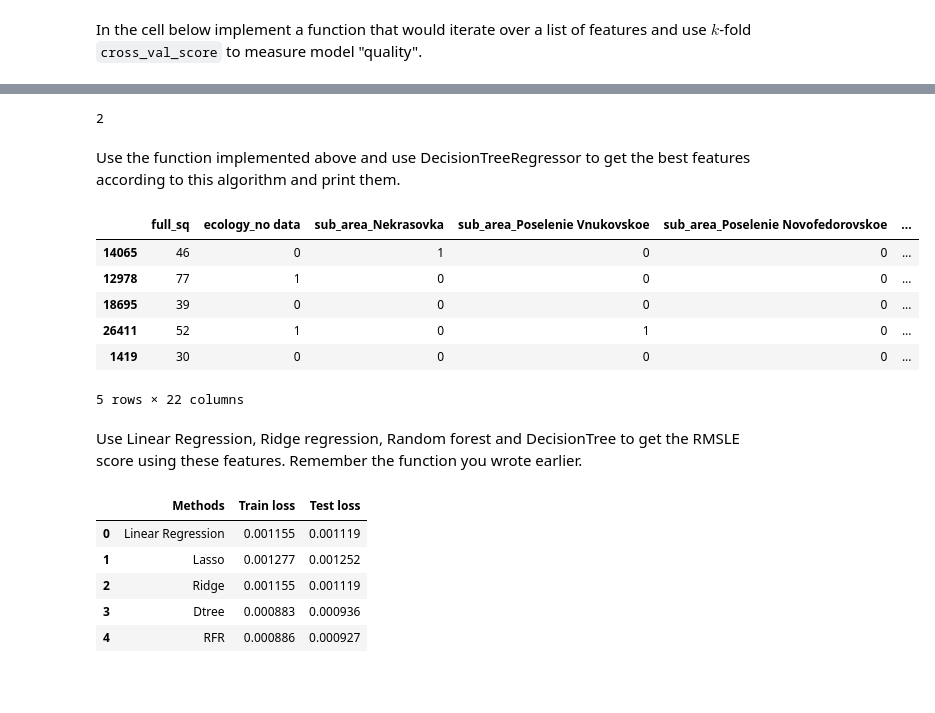
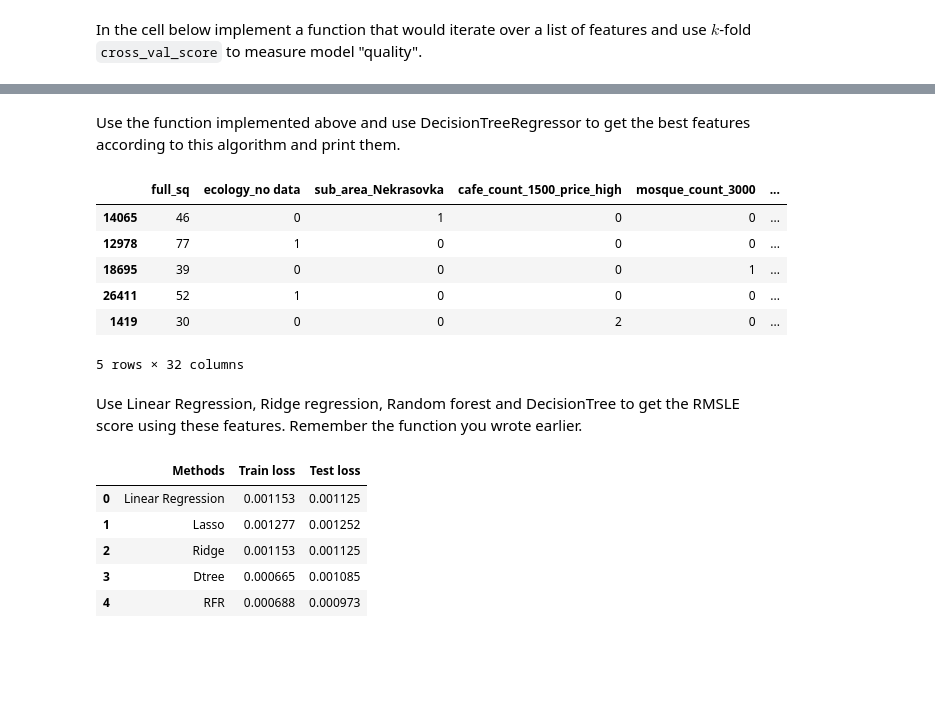
Before and after one commit to dzisandy/Machine-Learning, a Jupyter notebook: HW2/ML2019HW02-part2.ipynb, the cells around one changed output, grey strips where cells are left out. Drawn from its saved outputs; the diff is of its cells as text; code cells hidden in the pictures.

```diff
--- a/HW2/ML2019HW02-part2.ipynb
+++ b/HW2/ML2019HW02-part2.ipynb
@@ -314,15 +314,3 @@ Please bear in mind that **the lower** RMSLE (`mean_squared_log_error`) is, **th
 Please look up `cross_val_score(...)` peculiarities in [scikit's manual](https://scikit-learn.org/stable/documentation.html).
 # %% [markdown]
 In the cell below implement a function that would iterate over a list of features and use $k$-fold `cross_val_score` to measure model "quality".
-# %%
-X = np.array(X_train)
-y = np.array(y_train_log)
-cv = 3
-model = sklearn.tree.DecisionTreeRegressor(random_state = 0)
-best_indices = []
-scores = {}
-indices = [i for i in range(X.shape[1])]
-# %%
-for index in indices:
-        if index not in best_indices:
-            scores[index] = -cross_val_score(model,X[:,best_indices+[index]],y, cv = cv, scoring = 'neg_mean_squared_log_error').mean()
@@ -351,7 +317,3 @@ key_min = [min(scores.keys(), key=(lambda k: scores[k])),min(scores.values())]
-# %%
-len(key_min)
-# %% [output]
-2
 # %%
 from sklearn.metrics import make_scorer
 
@@ -374,7 +336,7 @@ def selection_step(model, X, y, used_features=(), cv=3):
     ### BEGIN Solution
     indices = [i for i in range(X.shape[1])]
     for index in indices:
-        if index not in best_indices:
+        if index not in used_features:
             scores[index] = -cross_val_score(model,X[:,used_features+[index]],y, cv = cv, scoring = 'neg_mean_squared_log_error').mean()
     ### END Solution
 
@@ -421,17 +383,18 @@ def forward_steps(X, y, n_rounds, method):
 Use the function implemented above and use DecisionTreeRegressor to get the best features according to this algorithm and print them.
 # %%
 ### BEGIN Solution
-best_features = forward_steps(np.array(X_train),np.array(y_train_log), 2 ,sklearn.tree.DecisionTreeRegressor(random_state = 0))
+regr =  sklearn.tree.DecisionTreeRegressor(max_depth=10, random_state=0)
+best_features = forward_steps(np.array(X_train),np.array(y_train_log), 2 , regr)
 X_train[X_train.columns.values[best_features]].head()
 ### END Solution
 # %% [output]
-|  | full_sq | ecology_no data | sub_area_Nekrasovka | sub_area_Poselenie Vnukovskoe | sub_area_Poselenie Novofedorovskoe | ... |
+|  | full_sq | ecology_no data | sub_area_Nekrasovka | cafe_count_1500_price_high | mosque_count_3000 | ... |
 | 14065 | 46 | 0 | 1 | 0 | 0 | ... |
 | 12978 | 77 | 1 | 0 | 0 | 0 | ... |
-| 18695 | 39 | 0 | 0 | 0 | 0 | ... |
-| 26411 | 52 | 1 | 0 | 1 | 0 | ... |
-| 1419 | 30 | 0 | 0 | 0 | 0 | ... |
+| 18695 | 39 | 0 | 0 | 0 | 1 | ... |
+| 26411 | 52 | 1 | 0 | 0 | 0 | ... |
+| 1419 | 30 | 0 | 0 | 2 | 0 | ... |
-5 rows × 22 columns
+5 rows × 32 columns
 # %% [markdown]
 Use Linear Regression, Ridge regression, Random forest and DecisionTree to get the RMSLE score using these features. Remember the function you wrote earlier.
 # %%
@@ -440,11 +403,11 @@ comparator(X_train[X_train.columns.values[best_features]], y_train_log, X_test[X
 ### END Solution
 # %% [output]
 |  | Methods | Train loss | Test loss |
-| 0 | Linear Regression | 0.001155 | 0.001119 |
+| 0 | Linear Regression | 0.001153 | 0.001125 |
 | 1 | Lasso | 0.001277 | 0.001252 |
-| 2 | Ridge | 0.001155 | 0.001119 |
-| 3 | Dtree | 0.000883 | 0.000936 |
-| 4 | RFR | 0.000886 | 0.000927 |
+| 2 | Ridge | 0.001153 | 0.001125 |
+| 3 | Dtree | 0.000665 | 0.001085 |
+| 4 | RFR | 0.000688 | 0.000973 |
 # %% [markdown]
 <br>
 # %% [markdown]
```
Also changed, not shown: parts of 14 cells of this notebook, 41 other files.
